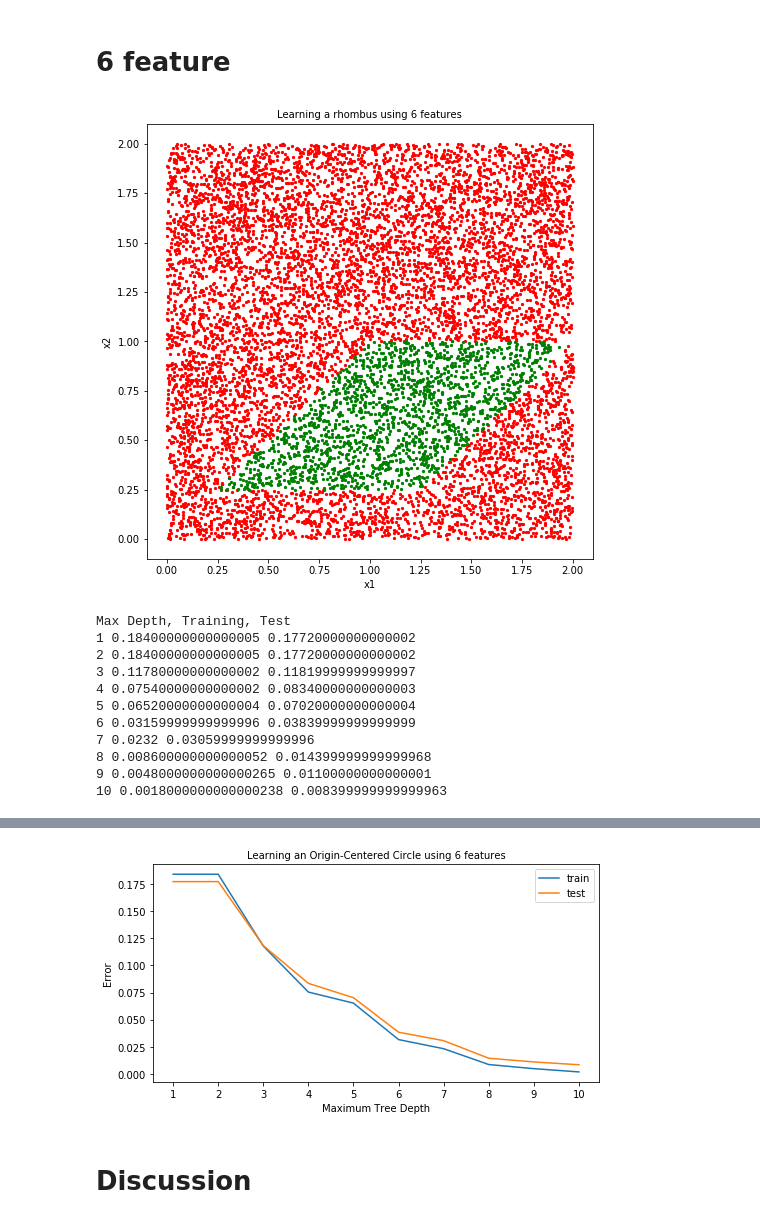
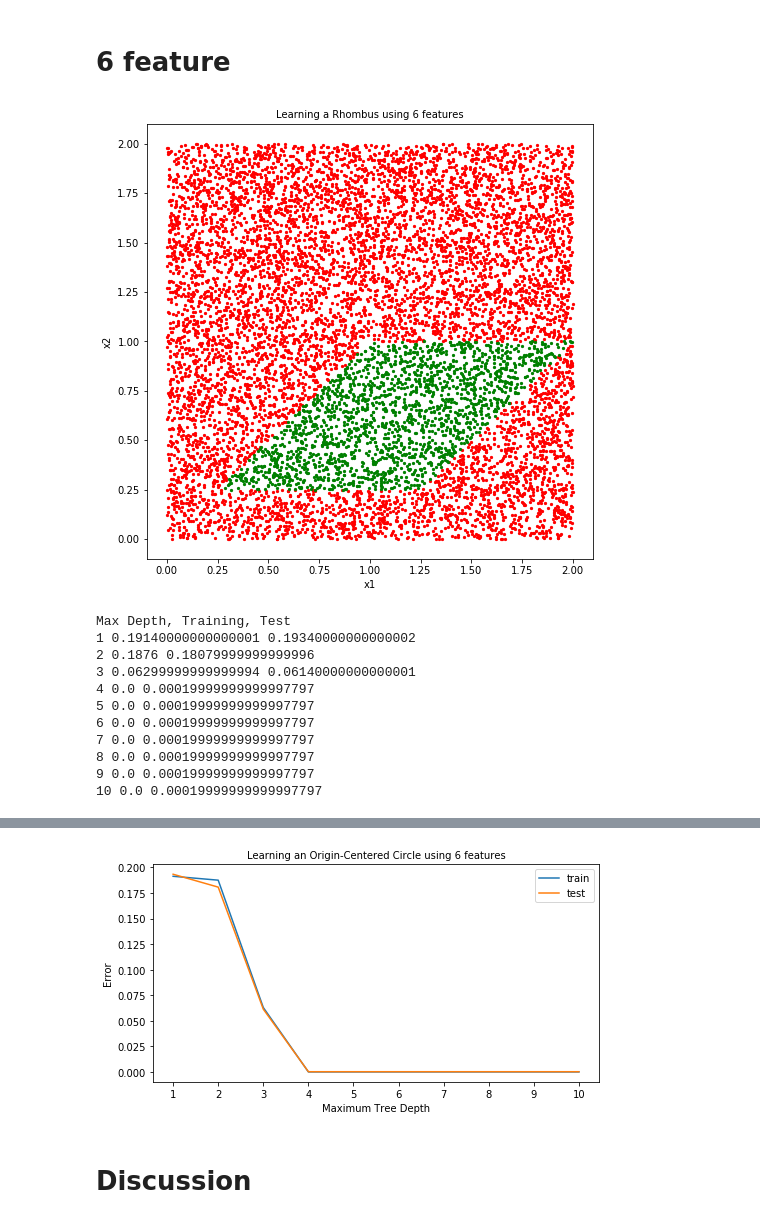
Before and after one commit to Chuezhang2278/CSC44800_Machine_Learning, a Jupyter notebook: AS03/Zhang_Chue_AS03.ipynb, the cells around one changed output, grey strips where cells are left out. Drawn from its saved outputs; the diff is of its cells as text; code cells hidden in the pictures.

```diff
--- a/AS03/Zhang_Chue_AS03.ipynb
+++ b/AS03/Zhang_Chue_AS03.ipynb
@@ -25,7 +25,7 @@ for i in range(0,npts):
     X1[i,0] = np.random.uniform(0.0,2.0)
     X1[i,1] = np.random.uniform(0.0,2.0)
 
-    if (X1[i,1]>=0.0) and X1[i,0]/X1[i,1]>=0.75 and (X1[i,1]<=0.75) and (2-X1[i,0])/(1-X1[i,1]) >= 0.75:
+    if (X1[i,1]>=0.25) and X1[i,0]/X1[i,1]>=1 and (X1[i,1]<=1) and (2-X1[i,0])/(1-X1[i,1]) >= 1:
         y1[i] = 1
     else:
         y1[i] = 0
@@ -114,9 +114,8 @@ y2 = np.zeros(npts)
 for i in range(0,npts):
     X2[i,0] = np.random.uniform(0.0,2.0)
     X2[i,1] = np.random.uniform(0.0,2.0)
-    X2[i,2] = X2[i,0]**2
-    X2[i,3] = X2[i,0]*X2[i,1]
-    X2[i,4] = X2[i,1]**2
+    X2[i,2] = X2[i,0]+X2[i,1]
+    X2[i,3] = X2[i,0]-X2[i,1]
 
     if (X2[i,1]>=0.25) and X2[i,0]/X2[i,1]>=1 and (X2[i,1]<=1) and (2-X2[i,0])/(1-X2[i,1]) >= 1:
         y2[i] = 1
@@ -205,10 +204,10 @@ y3 = np.zeros(npts)
 for i in range(0,npts):
     X3[i,0] = np.random.uniform(0.0,2.0)
     X3[i,1] = np.random.uniform(0.0,2.0)
-    X3[i,2] = X3[i,0]**2
-    X3[i,3] = X3[i,0]*X2[i,1]
-    X3[i,4] = X3[i,1]**2
-    X3[i,5] = X3[i,0]**2+X3[i,1]**2
+    X3[i,2] = X3[i,0]+X3[i,1]
+    X3[i,3] = X3[i,0]-X3[i,1]
+    X3[i,4] = 2*X3[i,0]+X3[i,1]
+    X3[i,5] = X3[i,0]+(2*X3[i,1])
 
     if (X3[i,1]>=0.25) and X3[i,0]/X3[i,1]>=1 and (X3[i,1]<=1) and (2-X3[i,0])/(1-X3[i,1]) >= 1:
         y3[i] = 1
@@ -217,17 +216,17 @@ for i in range(0,npts):
 # %%
 plt.close('all')
 plt.figure(figsize=(8, 8))
-plt.title('Learning a rhombus using 6 features', fontsize='medium')
+plt.title('Learning a Rhombus using 6 features', fontsize='medium')
 plt.xlabel('x1')
 plt.ylabel('x2')
 plt.scatter(x = X3[y3==0, 0], y = X3[y3==0, 1], color='red', label='0', s=5)
 plt.scatter(x = X3[y3==1, 0], y = X3[y3==1, 1], color='green', label='1', s=5)
 plt.axis(range=1, aspect=1)
 plt.xlim(-0.1,2.1)
 plt.ylim(-0.1,2.1)
 plt.show()
 # %% [output]
-[figure, old version]
+[figure, new version]
 # %%
 X3_train, X3_test, y3_train, y3_test = train_test_split(
          X3, y3, test_size=0.50, random_state=0)
@@ -256,14 +255,14 @@ for i in range(0,MaxDepth):
     print(i+1,Errors[i,0],Errors[i,1])
 # %% [output]
 Max Depth, Training, Test
-1 0.18400000000000005 0.17720000000000002
-2 0.18400000000000005 0.17720000000000002
-3 0.11780000000000002 0.11819999999999997
-4 0.07540000000000002 0.08340000000000003
-5 0.06520000000000004 0.07020000000000004
-6 0.03159999999999996 0.03839999999999999
-7 0.0232 0.03059999999999996
-8 0.008600000000000052 0.014399999999999968
-9 0.0048000000000000265 0.01100000000000001
-10 0.0018000000000000238 0.008399999999999963
+1 0.19140000000000001 0.19340000000000002
+2 0.1876 0.18079999999999996
+3 0.06299999999999994 0.06140000000000001
+4 0.0 0.00019999999999997797
+5 0.0 0.00019999999999997797
+6 0.0 0.00019999999999997797
+7 0.0 0.00019999999999997797
+8 0.0 0.00019999999999997797
+9 0.0 0.00019999999999997797
+10 0.0 0.00019999999999997797
 # %%
@@ -285,7 +284,7 @@ ax.plot(np.arange(1,MaxDepth+1),Errors[:,1], label='test')
 ax.legend(loc='upper right', fontsize='medium')
 plt.show()
 # %% [output]
-[figure, old version]
+[figure, new version]
 # %% [markdown]
 # Discussion
 # %% [markdown]
```
Also changed, not shown: parts of 9 cells of this notebook, 1 other file.
